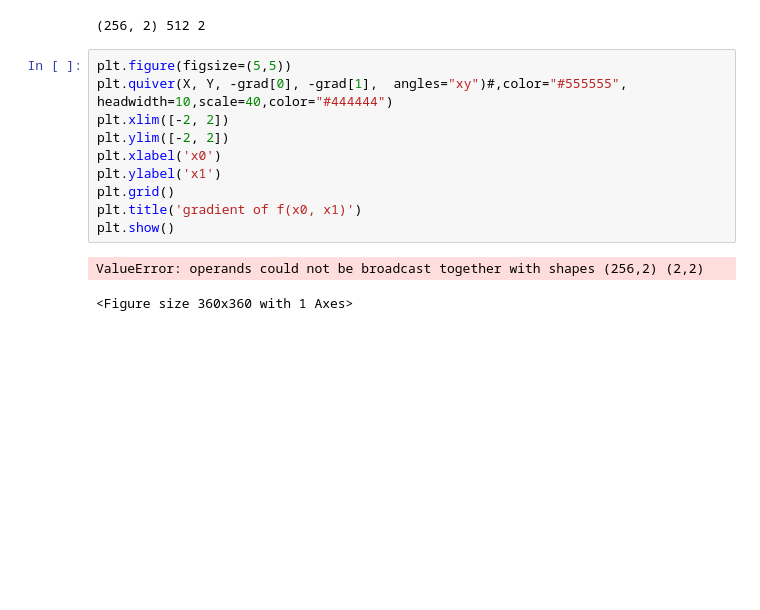
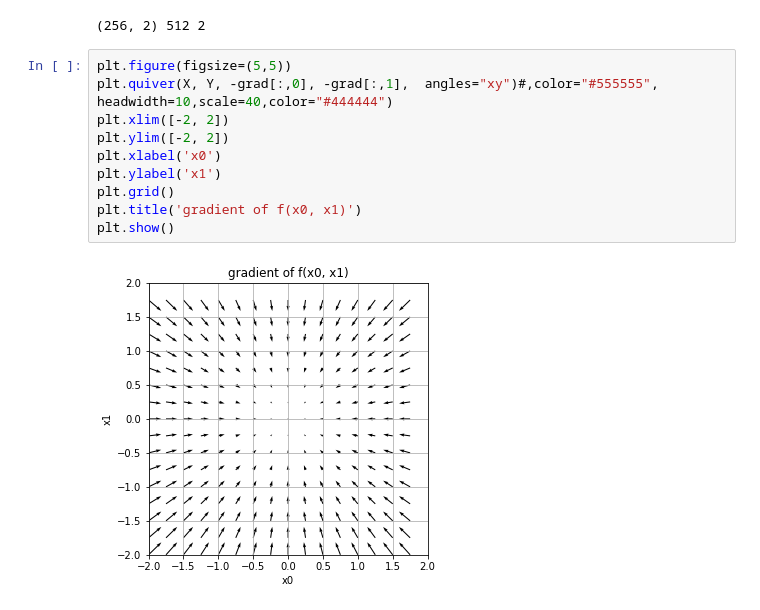
Before and after one commit to dalek7/Undergrad-DeepLearning-20Fall, a Jupyter notebook: 03_NeuralNetwork/04_2_num_diff_2D.ipynb, the cells around one changed output. Cells and saved outputs as stored; diff of their text form; blank space fills up the shorter version.

```diff
--- a/03_NeuralNetwork/04_2_num_diff_2D.ipynb
+++ b/03_NeuralNetwork/04_2_num_diff_2D.ipynb
@@ -149,14 +149,13 @@ print(arr.shape, arr.size, arr.ndim)
 (256, 2) 512 2
 # %%
 plt.figure(figsize=(5,5))
-plt.quiver(X, Y, -grad[0], -grad[1],  angles="xy")#,color="#555555", headwidth=10,scale=40,color="#444444")
+plt.quiver(X, Y, -grad[:,0], -grad[:,1],  angles="xy")#,color="#555555", headwidth=10,scale=40,color="#444444")
 plt.xlim([-2, 2])
 plt.ylim([-2, 2])
 plt.xlabel('x0')
 plt.ylabel('x1')
 plt.grid()
 plt.title('gradient of f(x0, x1)')
 plt.show()
 # %% [output]
-ValueError: operands could not be broadcast together with shapes (256,2) (2,2)
-<Figure size 360x360 with 1 Axes>
+[figure, added]
```
